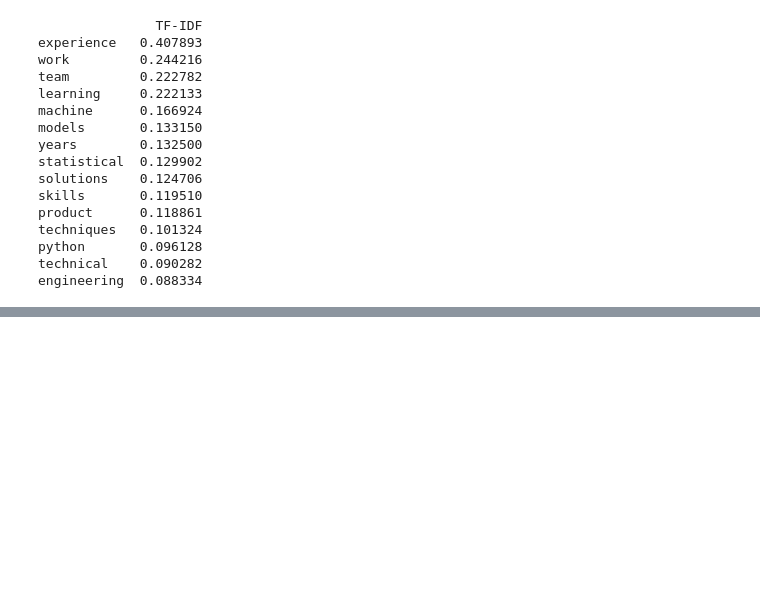
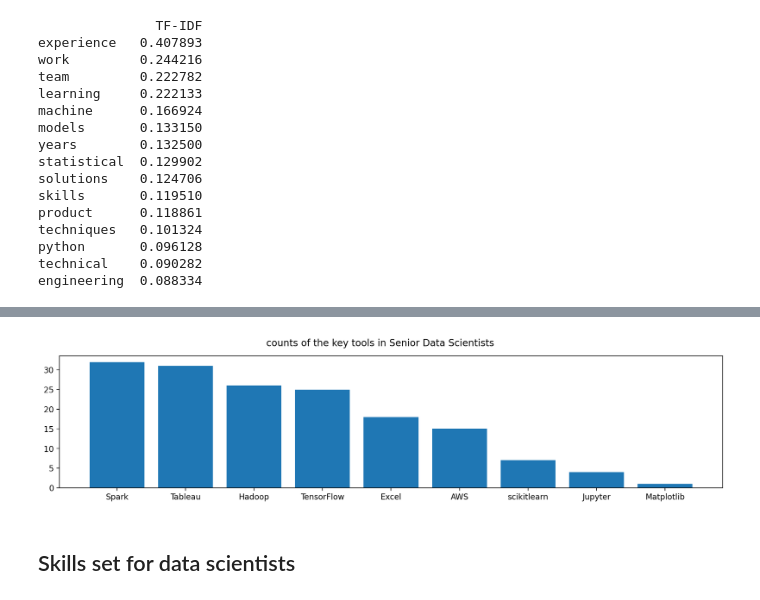
Before and after one commit to ericyang94/DS-Job-Analysis, a Jupyter notebook: Data_Analysis/Indeed_NLP_Analysis.ipynb, the cells around one changed output, grey strips where cells are left out. Cells and saved outputs as stored; diff of their text form; code cells hidden in the pictures; blank space fills up the shorter version.

```diff
--- a/Data_Analysis/Indeed_NLP_Analysis.ipynb
+++ b/Data_Analysis/Indeed_NLP_Analysis.ipynb
@@ -285,0 +480,14 @@ engineering  0.088334
+# %%
+excel = 0
+tableau = 0
+spark = 0
+hadoop= 0
+jupyter = 0
+aws = 0
+PowerBI = 0
+ggplot2 = 0
+matlab = 0
+tensorflow = 0
+scikitlearn = 0
+BigML = 0
+Matplotlib = 0
@@ -285,0 +522,8 @@ engineering  0.088334
+# %%
+tools_count = [excel,tableau, spark, hadoop, jupyter, aws, PowerBI, ggplot2, tensorflow, scikitlearn, BigML, Matplotlib]
+# %%
+df_tools = {'key tools':['Excel','Tableau', 'Spark', 'Hadoop', 'Jupyter', 'AWS', 'PowerBI', 'ggplot2', 'TensorFlow', 'scikitlearn', 'BigML', 'Matplotlib'],
+        'count': tools_count}
+df_tools = pd.DataFrame(df_tools, columns = ['key tools', 'count'])
+df_tools_sr = df_tools.sort_values(by=['count'], ascending=False)
+df_tools_sr
@@ -285,0 +544,15 @@ engineering  0.088334
+# %%
+df_tools_sr = df_tools_sr[df_tools_sr['count'] != 0]
+# %%
+names = df_tools_sr['key tools']
+values = df_tools_sr['count']
+
+plt.figure(figsize=(15, 3))
+
+plt.bar(names,values)
+plt.suptitle('counts of the key tools in Senior Data Scientists')
+plt.show()
+# %% [output]
+[figure, added]
+# %% [markdown]
+## Skills set for data scientists
```
Also changed, not shown: parts of 26 cells of this notebook.
